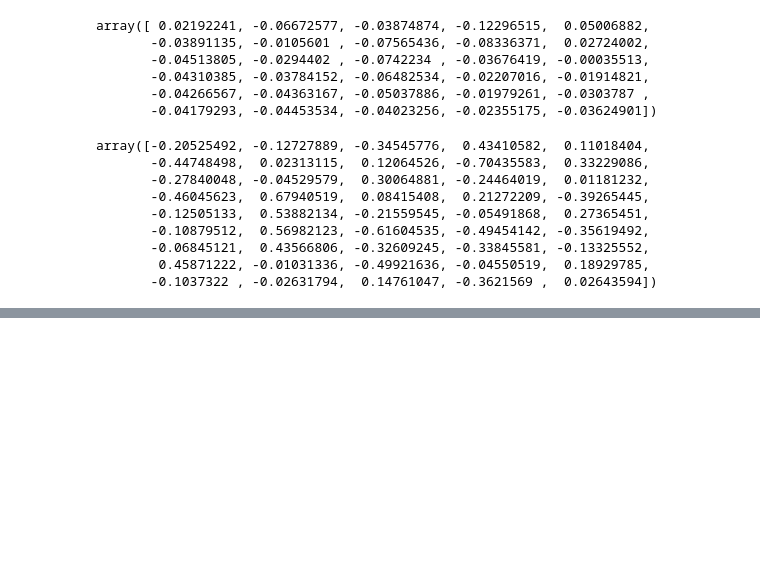
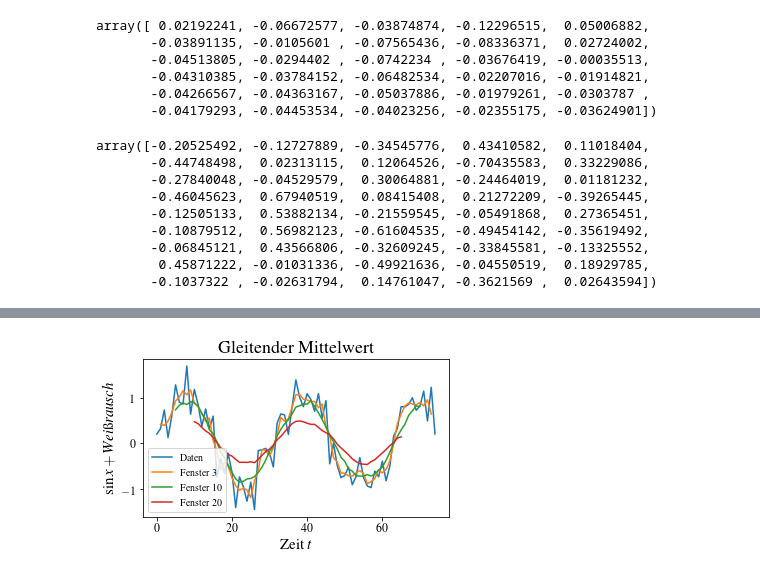
Before and after one commit to klauszi/KIS_Seminar, a Jupyter notebook: plots/Untitled.ipynb, the cells around one changed output, grey strips where cells are left out. Saved outputs shown, nothing was run; the diff lists cells and outputs as text; code cells hidden in the pictures; blank space fills up the shorter version.

```diff
--- a/plots/Untitled.ipynb
+++ b/plots/Untitled.ipynb
@@ -108,0 +114,17 @@ array([-0.20525492, -0.12727889, -0.34545776,  0.43410582,  0.11018404,
+# %%
+fig, ax = plt.subplots(1,1,figsize=(plot_width,plot_height))
+rolling3 = pd.DataFrame(dirty).rolling(window=3,center=True).mean()
+rolling10 = pd.DataFrame(dirty).rolling(window=10,center=True).mean()
+rolling20 = pd.DataFrame(dirty).rolling(window=20,center=True).mean()
+ax.plot(dirty,label="Daten")
+ax.plot(rolling3,label="Fenster 3")
+ax.plot(rolling10,label="Fenster 10")
+ax.plot(rolling20,label="Fenster 20")
+ax.set_title('Gleitender Mittelwert')
+ax.set_xlabel('Zeit $t$')
+ax.set_ylabel('$\sin{x} + Weißrausch$')
+plt.legend()
+plt.tight_layout()
+plt.savefig("Gleitender_Mittelwert.pdf")
+# %% [output]
+[figure, added]
```
Also changed, not shown: parts of 1 cell of this notebook, 1 other file.
